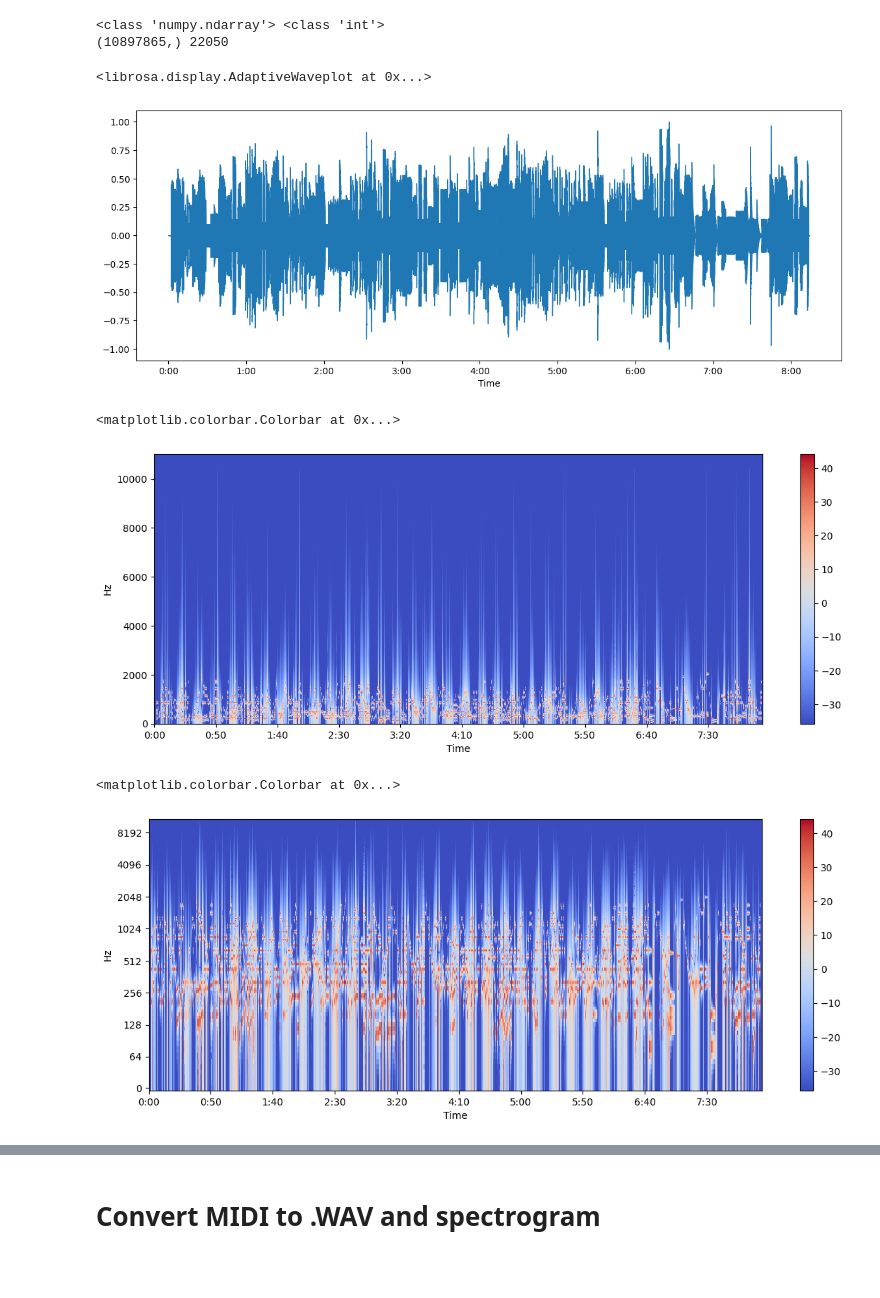
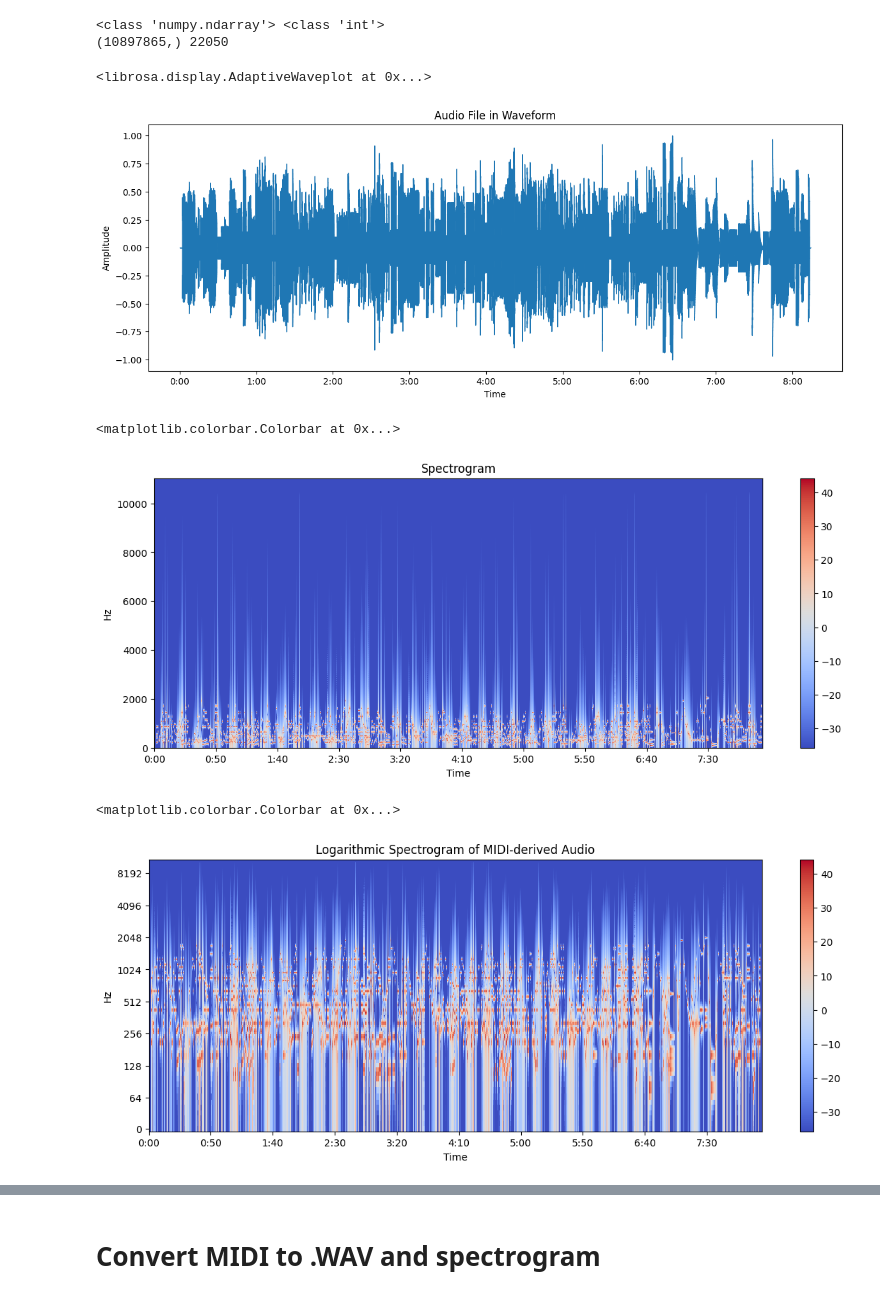
Before and after one commit to JeremyKrick/ComposerNet, a Jupyter notebook: ComposerNet_jeremy.ipynb, the cells around one changed output, grey strips where cells are left out. Drawn from its saved outputs; the diff is of its cells as text; code cells hidden in the pictures; blank space fills up the shorter version.

```diff
--- a/ComposerNet_jeremy.ipynb
+++ b/ComposerNet_jeremy.ipynb
@@ -127,28 +127,32 @@ print(y.shape, sr)
 # %%
 # Display waveform
 plt.figure(figsize=(14, 5))
+plt.title('Audio File in Waveform')
+plt.ylabel('Amplitude')
 librosa.display.waveshow(y, sr=sr)
 # %% [output]
 <librosa.display.AdaptiveWaveplot at 0x...>
-[figure, old version]
+[figure, new version]
 # %%
 # Display spectrogram
 X = librosa.stft(y)
 Xdb = librosa.amplitude_to_db(abs(X))
 plt.figure(figsize=(14, 5))
+plt.title('Spectrogram')
 librosa.display.specshow(Xdb, sr=sr, x_axis='time', y_axis='hz')
 plt.colorbar()
 # %% [output]
 <matplotlib.colorbar.Colorbar at 0x...>
-[figure, old version]
+[figure, new version]
 # %%
 # Change y-axis to logarithmic form for better visualization
 plt.figure(figsize=(14, 5))
+plt.title('Logarithmic Spectrogram of MIDI-derived Audio')
 librosa.display.specshow(Xdb, sr=sr, x_axis='time', y_axis='log')
 plt.colorbar()
 # %% [output]
 <matplotlib.colorbar.Colorbar at 0x...>
-[figure, old version]
+[figure, new version]
 # %%
 # Another Spectrogram of MIDI-derived audio
 audio_file_path = '/content/drive/MyDrive/AAI 511/Composer_Dataset/NN_midi_files_extended/stereo_file1.wav'
```
Also changed, not shown: parts of 3 cells of this notebook.
